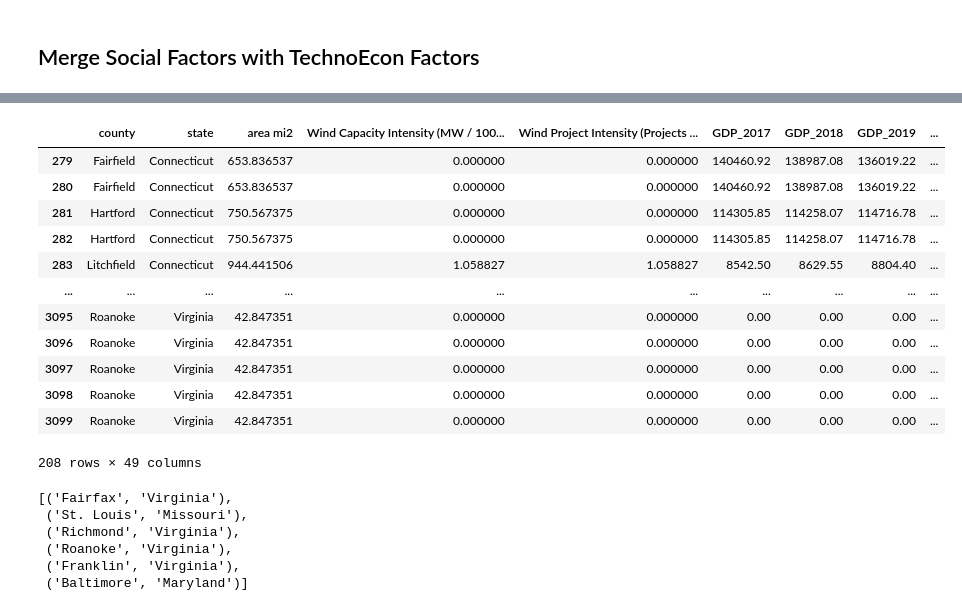
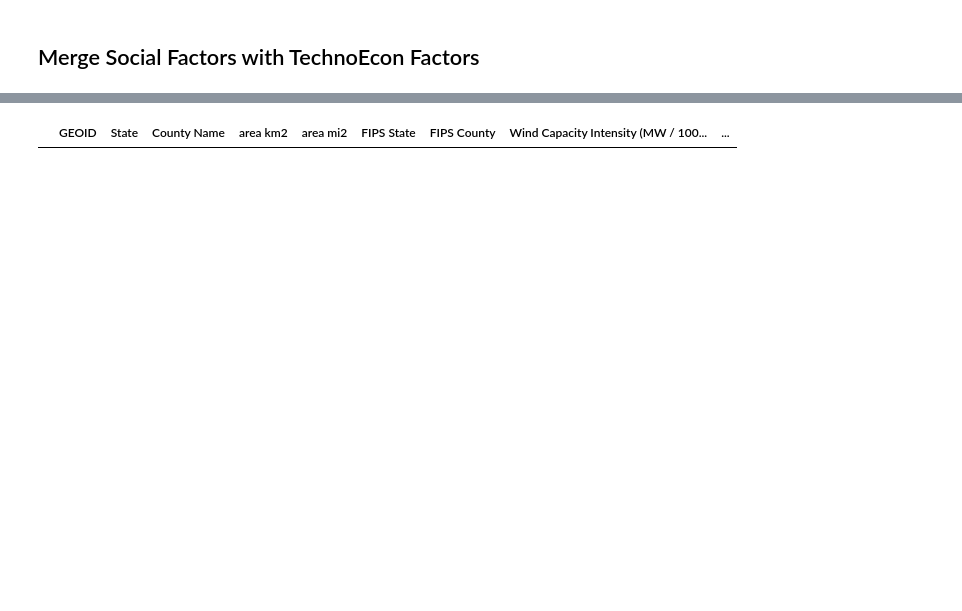
Before and after one commit to jackljk/Solar-NIMBY, a Jupyter notebook: regression/main.ipynb, the cells around one changed output, grey strips where cells are left out. Cells and saved outputs as stored; diff of their text form; code cells hidden in the pictures; blank space fills up the shorter version.

```diff
--- a/regression/main.ipynb
+++ b/regression/main.ipynb
@@ -7,4 +7,3 @@ pd.set_option('display.max_columns', 500)
 # %%
 social = pd.read_csv('cleaned data/social_data.csv')
 suitability = pd.read_csv('cleaned data/technoecon_suitability_scores.csv')
-suitability = suitability.rename(columns={'State': 'state'})
@@ -27,22 +10,10 @@ social
 # %%
 # Merge the two dataframes on the 'county' 'state' pairs
-data = pd.merge(social, suitability, on=['county', 'state'])
+data = pd.merge(social, suitability, on=['State', 'County Name'])
 # data.to_csv('cleaned data/merged_data.csv', index=False)
 # %%
 # get the duplicate county state pairs
-duplicates = data[data.duplicated(subset=['county', 'state'], keep=False)]
+duplicates = data[data.duplicated(subset=['State', 'County Name'], keep=False)]
 duplicates
 # %% [output]
-|  | county | state | area mi2 | Wind Capacity Intensity (MW / 100... | Wind Project Intensity (Projects ... | GDP_2017 | GDP_2018 | GDP_2019 | ... |
-| 279 | Fairfield | Connecticut | 653.836537 | 0.000000 | 0.000000 | 140460.92 | 138987.08 | 136019.22 | ... |
-| 280 | Fairfield | Connecticut | 653.836537 | 0.000000 | 0.000000 | 140460.92 | 138987.08 | 136019.22 | ... |
-| 281 | Hartford | Connecticut | 750.567375 | 0.000000 | 0.000000 | 114305.85 | 114258.07 | 114716.78 | ... |
-| 282 | Hartford | Connecticut | 750.567375 | 0.000000 | 0.000000 | 114305.85 | 114258.07 | 114716.78 | ... |
-| 283 | Litchfield | Connecticut | 944.441506 | 1.058827 | 1.058827 | 8542.50 | 8629.55 | 8804.40 | ... |
-| ... | ... | ... | ... | ... | ... | ... | ... | ... | ... |
-| 3095 | Roanoke | Virginia | 42.847351 | 0.000000 | 0.000000 | 0.00 | 0.00 | 0.00 | ... |
-| 3096 | Roanoke | Virginia | 42.847351 | 0.000000 | 0.000000 | 0.00 | 0.00 | 0.00 | ... |
-| 3097 | Roanoke | Virginia | 42.847351 | 0.000000 | 0.000000 | 0.00 | 0.00 | 0.00 | ... |
-| 3098 | Roanoke | Virginia | 42.847351 | 0.000000 | 0.000000 | 0.00 | 0.00 | 0.00 | ... |
-| 3099 | Roanoke | Virginia | 42.847351 | 0.000000 | 0.000000 | 0.00 | 0.00 | 0.00 | ... |
+|  | GEOID | State | County Name | area km2 | area mi2 | FIPS State | FIPS County | Wind Capacity Intensity (MW / 100... | ... |
-208 rows × 49 columns
@@ -69,10 +19,0 @@ for pair in social_duplicates_set:
-# %%
-pairs = list(set(pairs))
-pairs
-# %% [output]
-[('Fairfax', 'Virginia'),
- ('St. Louis', 'Missouri'),
- ('Richmond', 'Virginia'),
- ('Roanoke', 'Virginia'),
- ('Franklin', 'Virginia'),
- ('Baltimore', 'Maryland')]
```
Also changed, not shown: parts of 5 cells of this notebook, 2 other files.
